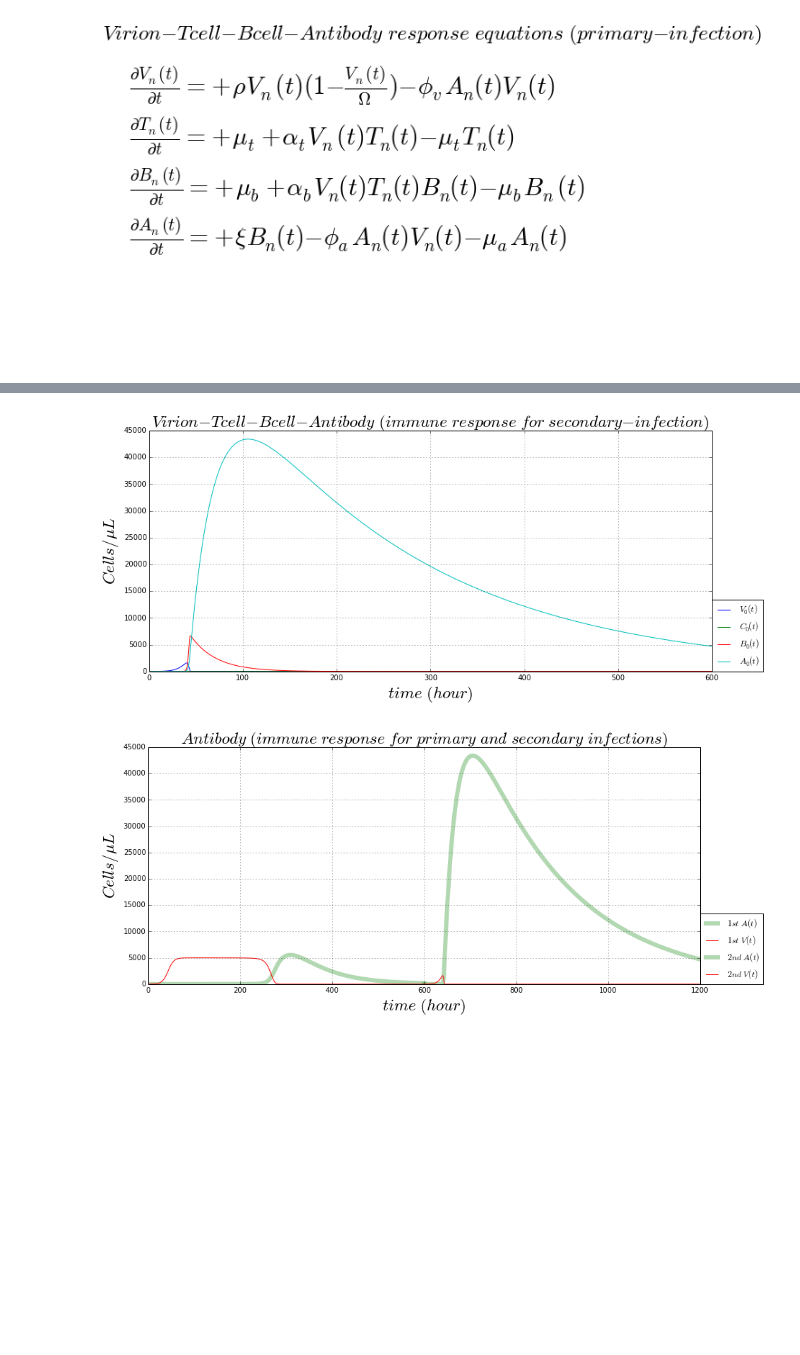
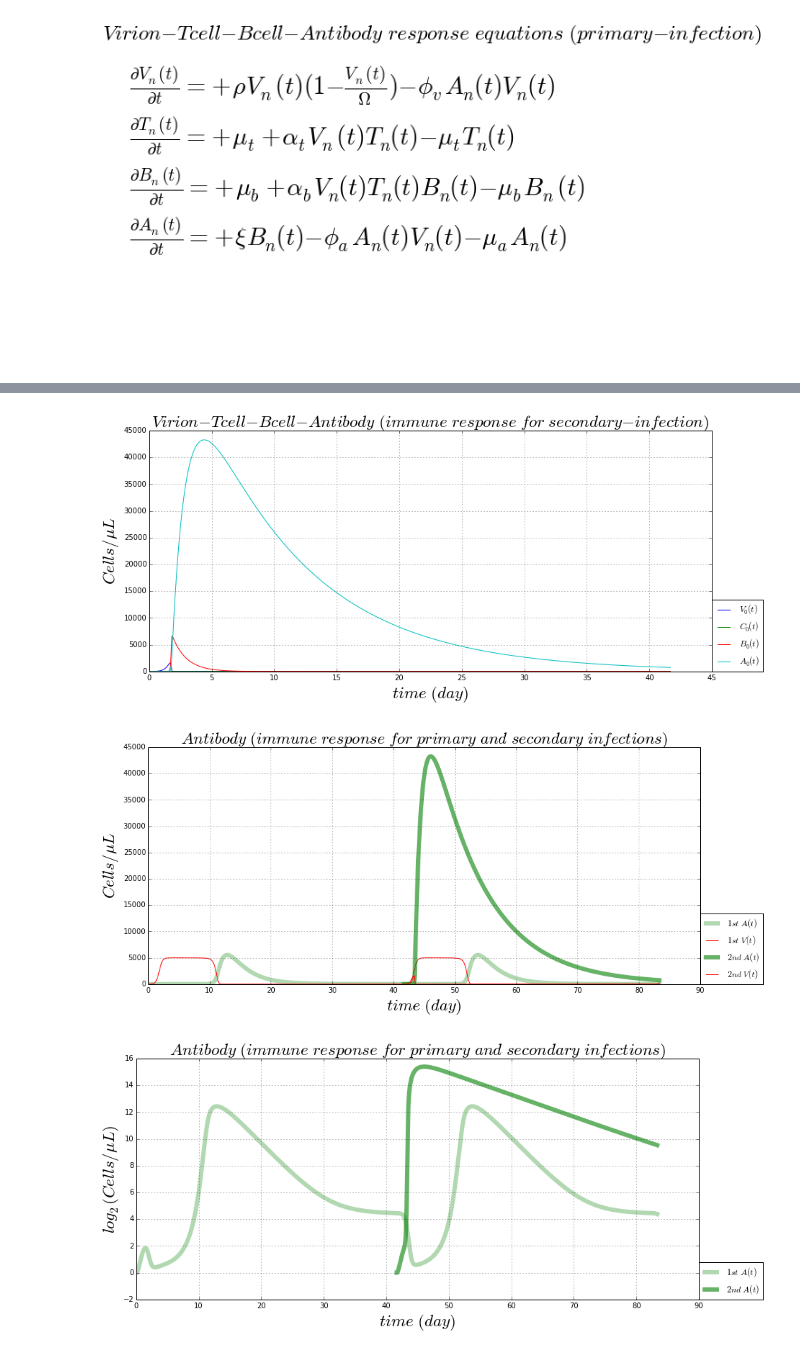
Before and after one commit to blab/antibody-response-pulse, a Jupyter notebook: bcell-array/bcell-array.ipynb, the cells around one changed output, grey strips where cells are left out. Drawn from its saved outputs; the diff is of its cells as text; code cells hidden in the pictures; blank space fills up the shorter version.

```diff
--- a/bcell-array/bcell-array.ipynb
+++ b/bcell-array/bcell-array.ipynb
@@ -180,25 +181,25 @@ for i in range(1):
 # %%
 # setting parameter
-timeUnit = 'hour'
+timeUnit = 'day'
 if timeUnit == 'hour':
-    hour = 1; day = 24;
+    hour = float(1); day = float(24);
 elif timeUnit == 'day':
-    day = 1; hour = float(1)/24;
+    day = float(1); hour = float(1)/24;
 
 totalV = float(5000) # total virion/micro-liter
-inRateV = float(0.16) # intrinsic growth rate/hour
-outRateV = float(6.68*10**(-4)) # virion clearance rate by IgG
-#inOutRateC = float(0.017) # birth rate of CD4 T-cell
-inOutRateB = float(0.037) # birth rate of B-cell
-inRateA = float(0.3) # growth rate of antibody from B-cell (secretion)
-outRateAm = float(0.0048) # out rate of Antibody IgG
-outRateAmV = float(1.67*10**(-4)) # antibody IgG clearance rate by virus
-#actRateC = float(7.0*10**(-6)) # activation rate of CD4 T-cell
-actRateB = float(0.0012) # activation rate of memory B-cell
+inRateV = float(0.16)/hour # intrinsic growth rate/hour
+outRateV = float(6.68*10**(-4))/hour # virion clearance rate by IgG
+inOutRateC = float(0.017)/hour # birth rate of CD4 T-cell
+inOutRateB = float(0.037)/hour # birth rate of B-cell
+inRateA = float(0.3)/hour # growth rate of antibody from B-cell (secretion)
+outRateAm = float(0.0048)/hour # out rate of Antibody IgG
+outRateAmV = float(1.67*10**(-4))/hour # antibody IgG clearance rate by virus
+actRateC = float(7.0*10**(-6))/hour # activation rate of CD4 T-cell
+actRateB = float(0.0012)/hour # activation rate of memory B-cell
 
 
 # time boundary and griding condition
-minT = float(0); maxT = float(600*hour);
+minT = float(0); maxT = float(1000*hour);
 totalGPoint_T = int(10**4 + 1);
 gridT = np.linspace(minT, maxT, totalGPoint_T);
 spacingT = np.linspace(minT, maxT, num = totalGPoint_T, retstep = True)
@@ -222,7 +223,7 @@ gridA_array = np.zeros([totalGPoint_X, totalGPoint_T])
 gridV_array[0:1, 0] = float(totalV)/10**3
 gridC_array[0, 0] = float(0)
 gridB_array[:, 0] = float(0)
-gridA_array[:, 0] = float(0)
+gridA_array[:, 0] = float(1)
 
 
 # Runge Kutta numerical solution
@@ -254,19 +255,33 @@ for i in range(1):
     plt.legend(loc = (1,0))
     plt.show()
 # %% [output]
-[figure, old version]
+[figure, new version]
 # %%
 numberingFig = numberingFig + 1;
 plt.figure(numberingFig, figsize = AlvaFigSize)
 plt.plot(firstT, firstA[0], label = r'$ 1st \ A(t) $', color = 'green', linewidth = 6.0, alpha = 0.3)
 plt.plot(firstT, firstV[0], label = r'$ 1st \ V(t) $', color = 'red')
-plt.plot(secondT + 600, secondA[0], label = r'$ 2nd \ A(t)$', color = 'green', linewidth = 6.0, alpha = 0.3)
-plt.plot(secondT + 600, secondV[0], label = r'$ 2nd \ V(t)$', color = 'red')
+plt.plot(secondT + maxT, secondA[0], label = r'$ 2nd \ A(t)$', color = 'green', linewidth = 6.0, alpha = 0.6)
+plt.plot(secondT + maxT, secondV[0], label = r'$ 2nd \ V(t)$', color = 'red')
 plt.grid(True)
 plt.title(r'$ Antibody \ (immune \ response \ for \ primary \ and \ secondary \ infections) $', fontsize = AlvaFontSize)
 plt.xlabel(r'$time \ (%s)$'%(timeUnit), fontsize = AlvaFontSize);
 plt.ylabel(r'$ Cells/ \mu L $', fontsize = AlvaFontSize);
 plt.legend(loc = (1,0))
 plt.show()
+
+numberingFig = numberingFig + 1;
+plt.figure(numberingFig, figsize = AlvaFigSize)
+plt.plot(firstT, np.log(firstA[0])/np.log(2), label = r'$ 1st \ A(t) $', color = 'green', linewidth = 6.0, alpha = 0.3)
+#plt.plot(firstT[1:], np.log(firstV[0, 1:])/np.log(2), label = r'$ 1st \ V(t) $', color = 'red')
+plt.plot(secondT + maxT, np.log(secondA[0])/np.log(2), label = r'$ 2nd \ A(t)$', color = 'green', linewidth = 6.0, alpha = 0.6)
+#plt.plot(secondT[1:] + maxT, np.log(secondV[0, 1:])/np.log(2), label = r'$ 2nd \ V(t)$', color = 'red')
+plt.grid(True)
+plt.title(r'$ Antibody \ (immune \ response \ for \ primary \ and \ secondary \ infections) $', fontsize = AlvaFontSize)
+plt.xlabel(r'$time \ (%s)$'%(timeUnit), fontsize = AlvaFontSize);
+plt.ylabel(r'$ log_2(Cells/ \mu L) $', fontsize = AlvaFontSize);
+plt.legend(loc = (1,0))
+plt.show()
 # %% [output]
-[figure, old version]
+[figure, new version]
+[figure, added]
```
Also changed, not shown: parts of 2 cells of this notebook, 1 other file.
